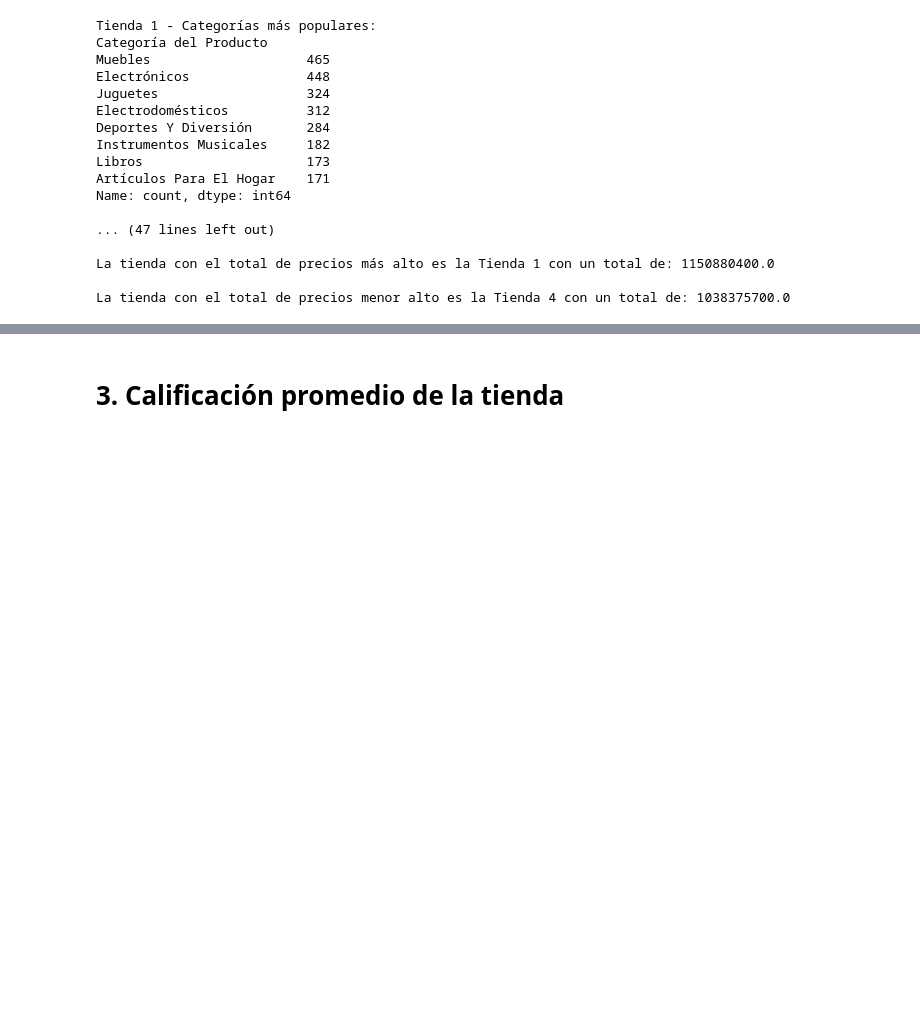
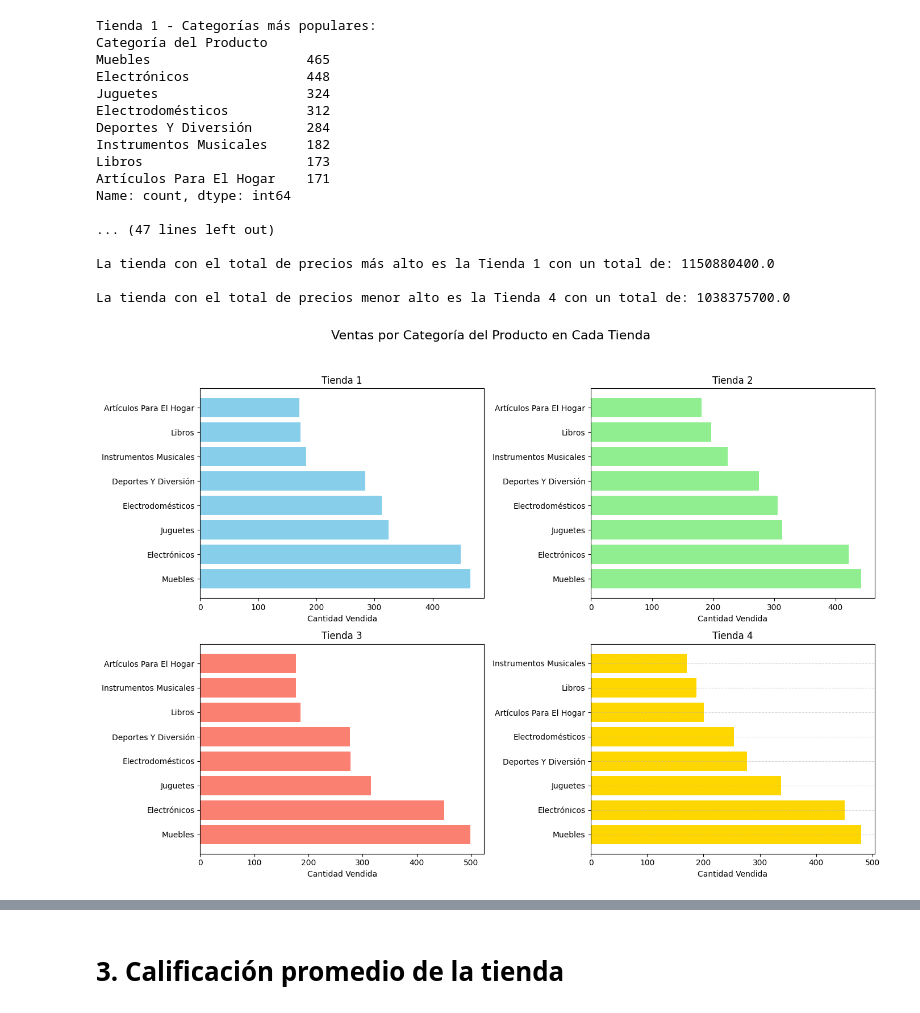
Before and after one commit to Liuz8/Analisis_Datos_Store_Proyecto, a Jupyter notebook: AluraStoreLatam.ipynb, the cells around one changed output, grey strips where cells are left out. Drawn from its saved outputs; the diff is of its cells as text; code cells hidden in the pictures; blank space fills up the shorter version.

```diff
--- a/AluraStoreLatam.ipynb
+++ b/AluraStoreLatam.ipynb
@@ -238,3 +230,40 @@ Name: count, dtype: int64
 La tienda con el total de precios más alto es la Tienda 1 con un total de: 1150880400.0
 
 La tienda con el total de precios menor alto es la Tienda 4 con un total de: 1038375700.0
+# %%
+import matplotlib.pyplot as plt
+
+# Configurar figura
+fig, axs = plt.subplots(2, 2, figsize=(14, 10))
+fig.suptitle('Ventas por Categoría del Producto en Cada Tienda', fontsize=16)
+
+# Gráfica para Tienda 1
+axs[0, 0].barh(ventas1.index, ventas1.values, color='skyblue')
+axs[0, 0].set_title('Tienda 1')
+axs[0, 0].set_xlabel('Cantidad Vendida')
+plt.grid(axis='y', linestyle='--', alpha=0.5)
+
+# Gráfica para Tienda 2
+axs[0, 1].barh(ventas2.index, ventas2.values, color='lightgreen')
+axs[0, 1].set_title('Tienda 2')
+axs[0, 1].set_xlabel('Cantidad Vendida')
+plt.grid(axis='y', linestyle='--', alpha=0.5)
+
+# Gráfica para Tienda 3
+axs[1, 0].barh(ventas3.index, ventas3.values, color='salmon')
+axs[1, 0].set_title('Tienda 3')
+axs[1, 0].set_xlabel('Cantidad Vendida')
+plt.grid(axis='y', linestyle='--', alpha=0.5)
+
+# Gráfica para Tienda 4
+axs[1, 1].barh(ventas4.index, ventas4.values, color='gold')
+axs[1, 1].set_title('Tienda 4')
+axs[1, 1].set_xlabel('Cantidad Vendida')
+
+# Ajustar diseño
+plt.tight_layout(rect=[0, 0, 1, 0.95])  # Dejar espacio para el título
+plt.grid(axis='y', linestyle='--', alpha=0.5)
+plt.savefig('CategoriasMasMenosVendidas.png')
+plt.show()
+# %% [output]
+[figure, added]
```
Also changed, not shown: parts of 9 cells of this notebook, 5 other files.
